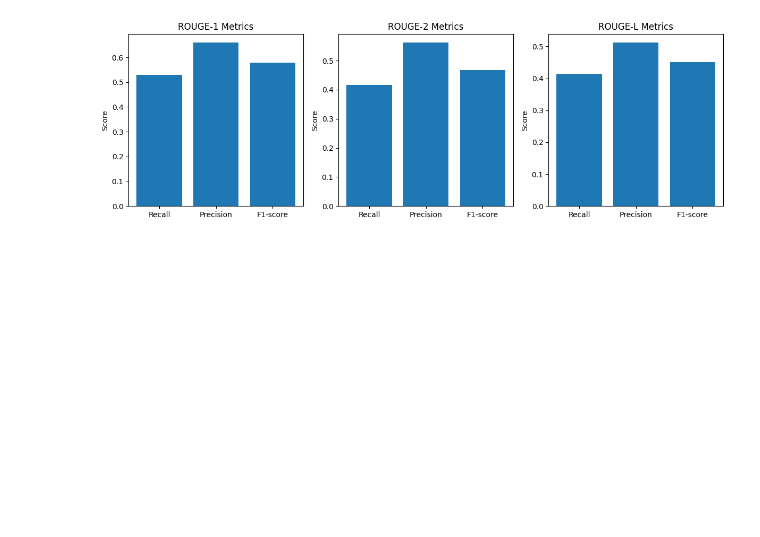
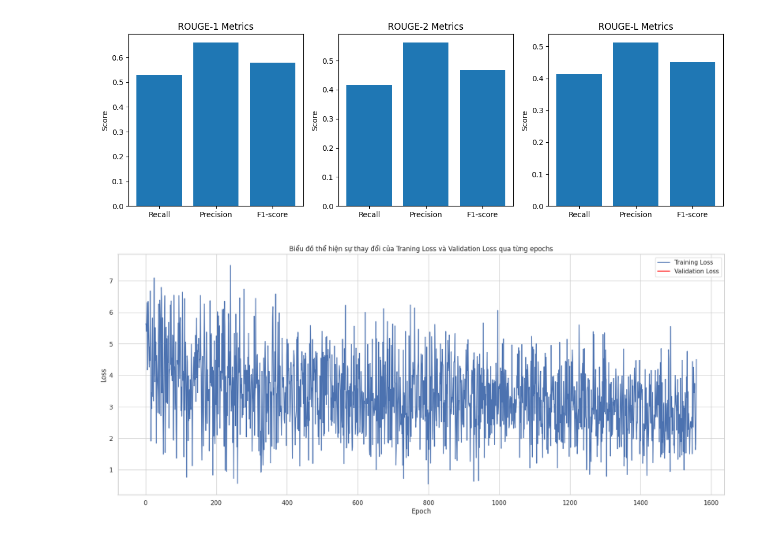
Before and after one commit to knhuvuong/pegasus-bbc-news, a Jupyter notebook: fine-tuning-pegasus-bbc-news.ipynb, the cells around one changed output. Saved outputs shown, nothing was run; the diff lists cells and outputs as text; code cells hidden in the pictures; blank space fills up the shorter version.

Commit message:
Kaggle Notebook | fine-tuning-pegasus-bbc-news | Version 4

```diff
--- a/fine-tuning-pegasus-bbc-news.ipynb
+++ b/fine-tuning-pegasus-bbc-news.ipynb
@@ -343,3 +343,29 @@ plt.tight_layout()
 plt.show()
 # %% [output]
 [figure]
+# %%
+import wandb
+api = wandb.Api()
+
+run = api.run("fine-tune-gpt-model/huggingface/runs/yc9m5sjr")
+
+# Lấy số liệu từ một run cụ thể
+history = run.history()
+# %%
+import matplotlib.pyplot as plt
+
+# Tạo Figure với kích thước 20 inches x 8 inches
+plt.figure(figsize=(20, 8))
+
+# Vẽ biểu đồ nhiều đường
+plt.plot(history["train/loss"], label="Training Loss")
+plt.plot(history["eval/loss"], label="Validation Loss", color="red")
+
+plt.xlabel("Epoch")
+plt.ylabel("Loss")
+plt.title("Biểu đồ thể hiện sự thay đổi của Traning Loss và Validation Loss qua từng epochs")
+plt.legend()
+
+plt.show()
+# %% [output]
+[figure, added]
```
Also changed, not shown: parts of 3 cells of this notebook.
